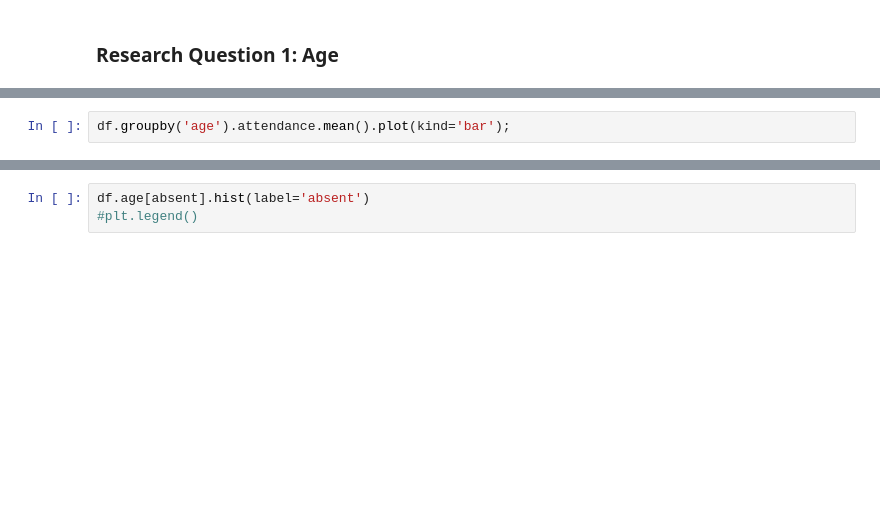
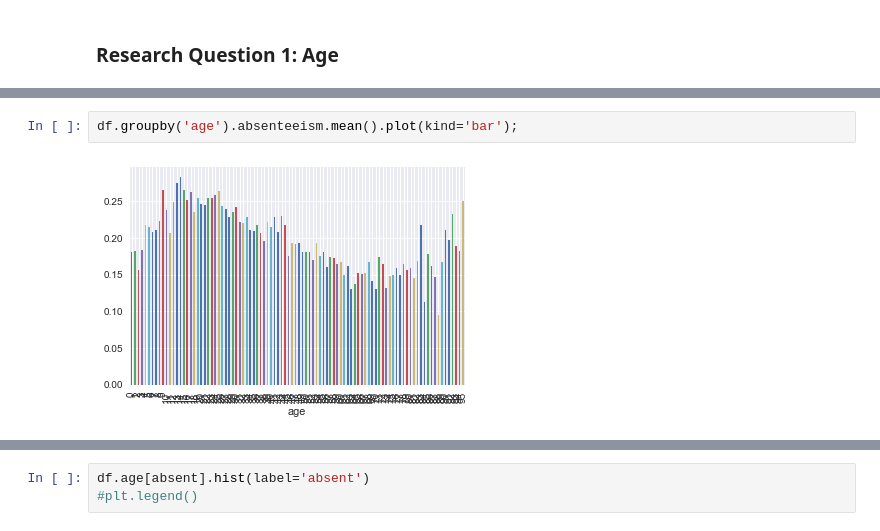
Before and after one commit to IreneFlorez/medical-data-analysis, a Jupyter notebook: Missed_Appointments.ipynb, the cells around one changed output, grey strips where cells are left out. Drawn from its saved outputs; the diff is of its cells as text; blank space fills up the shorter version.

```diff
--- a/Missed_Appointments.ipynb
+++ b/Missed_Appointments.ipynb
@@ -384,4 +411,6 @@ df['age'].plot(kind='box');
 # %%
-df.groupby('age').attendance.mean().plot(kind='bar');
+df.groupby('age').absenteeism.mean().plot(kind='bar');
+# %% [output]
+[figure, added]
 # %%
 df.groupby('age').total_missed.plot(kind='bar');
```
Also changed, not shown: parts of 36 cells of this notebook.
